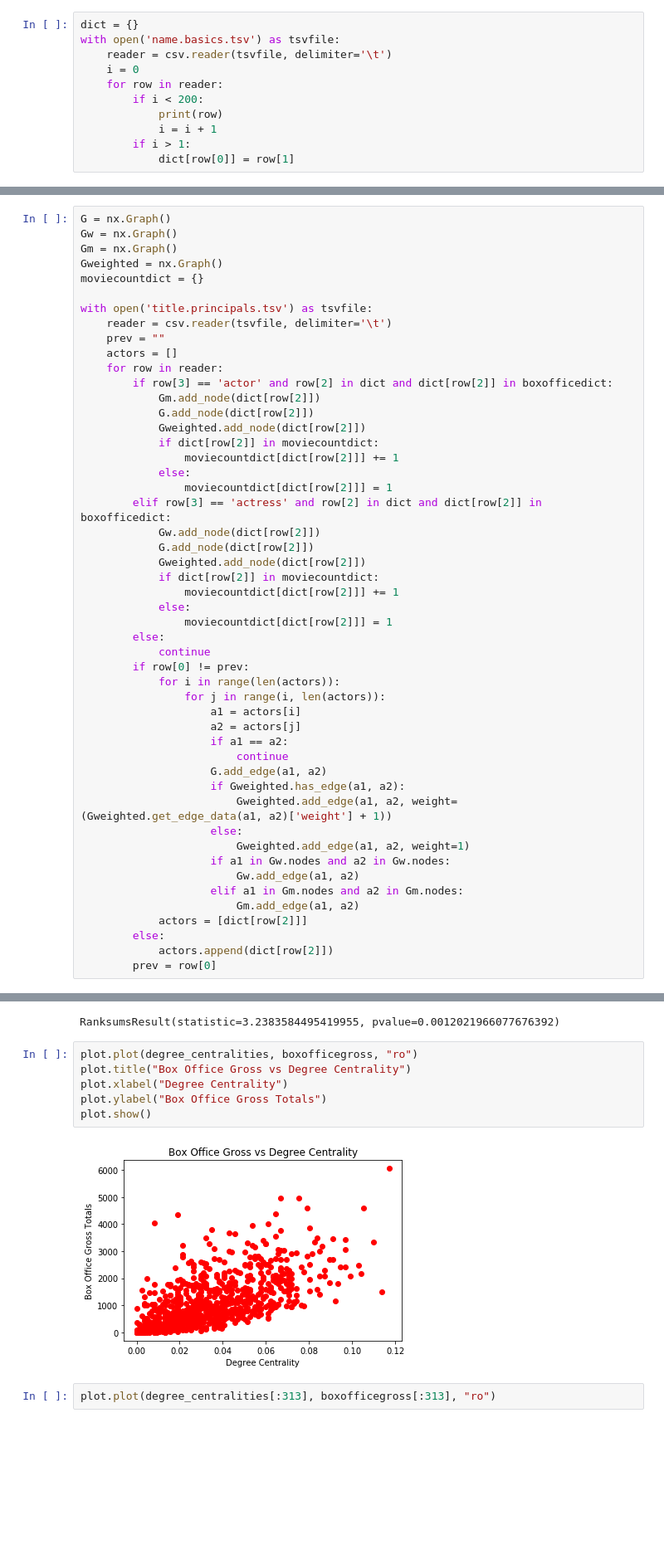
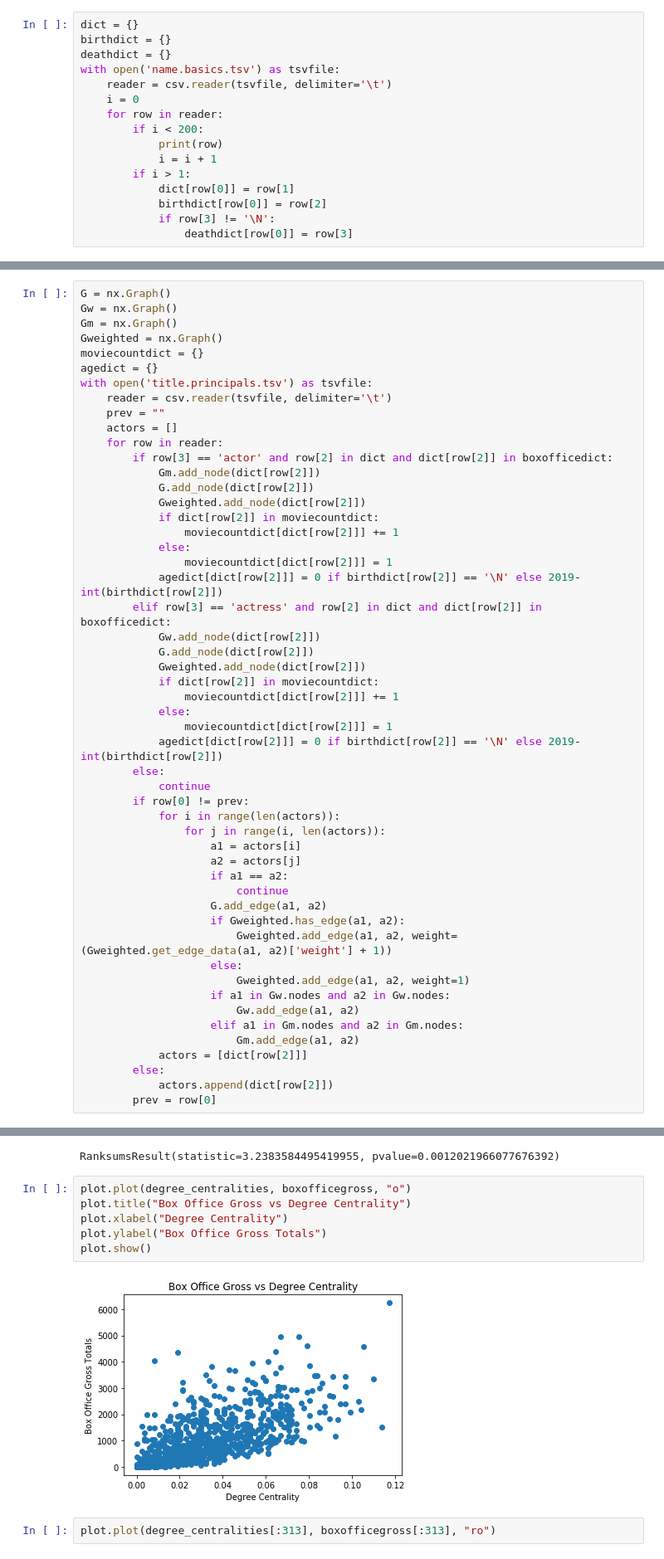
Before and after one commit to mjiang9/IW-Spring-2019, a Jupyter notebook: IW.ipynb, the cells around one changed output, grey strips where cells are left out. Shown at 83% size. Drawn from its saved outputs; the diff is of its cells as text; blank space fills up the shorter version.

```diff
--- a/IW.ipynb
+++ b/IW.ipynb
@@ -175,6 +175,8 @@ with open('title.basics.tsv') as tsvfile:
         movies[row[0]] = row[1]
 # %%
 dict = {}
+birthdict = {}
+deathdict = {}
 with open('name.basics.tsv') as tsvfile:
     reader = csv.reader(tsvfile, delimiter='\t')
     i = 0
@@ -184,6 +186,9 @@ with open('name.basics.tsv') as tsvfile:
             i = i + 1
         if i > 1:
             dict[row[0]] = row[1]
+            birthdict[row[0]] = row[2]
+            if row[3] != '\N':
+                deathdict[row[0]] = row[3]
 # %% [output]
 ['nconst', 'primaryName', 'birthYear', 'deathYear', 'primaryProfession', 'knownForTitles']
 ['nm0000001', 'Fred Astaire', '1899', '1987', 'soundtrack,actor,miscellaneous', 'tt0072308,tt0053137,tt0050419,tt0043044']
@@ -208,7 +213,7 @@ Gw = nx.Graph()
 Gm = nx.Graph()
 Gweighted = nx.Graph()
 moviecountdict = {}
-
+agedict = {}
 with open('title.principals.tsv') as tsvfile:
     reader = csv.reader(tsvfile, delimiter='\t')
     prev = ""
@@ -222,6 +227,7 @@ with open('title.principals.tsv') as tsvfile:
                 moviecountdict[dict[row[2]]] += 1
             else:
                 moviecountdict[dict[row[2]]] = 1
+            agedict[dict[row[2]]] = 0 if birthdict[row[2]] == '\N' else 2019-int(birthdict[row[2]])
         elif row[3] == 'actress' and row[2] in dict and dict[row[2]] in boxofficedict:
             Gw.add_node(dict[row[2]])
             G.add_node(dict[row[2]])
@@ -230,6 +236,7 @@ with open('title.principals.tsv') as tsvfile:
                 moviecountdict[dict[row[2]]] += 1
             else:
                 moviecountdict[dict[row[2]]] = 1
+            agedict[dict[row[2]]] = 0 if birthdict[row[2]] == '\N' else 2019-int(birthdict[row[2]])
         else:
             continue
         if row[0] != prev:
@@ -826,13 +891,13 @@ stats.ranksums(boxofficegross[313:], boxofficegross[:313])
 # %% [output]
 RanksumsResult(statistic=3.2383584495419955, pvalue=0.0012021966077676392)
 # %%
-plot.plot(degree_centralities, boxofficegross, "ro")
+plot.plot(degree_centralities, boxofficegross, "o")
 plot.title("Box Office Gross vs Degree Centrality")
 plot.xlabel("Degree Centrality")
 plot.ylabel("Box Office Gross Totals")
 plot.show()
 # %% [output]
-[figure, old version]
+[figure, new version]
 # %%
 plot.plot(degree_centralities[:313], boxofficegross[:313], "ro")
 # %% [output]
```
Also changed, not shown: parts of 46 cells of this notebook.
